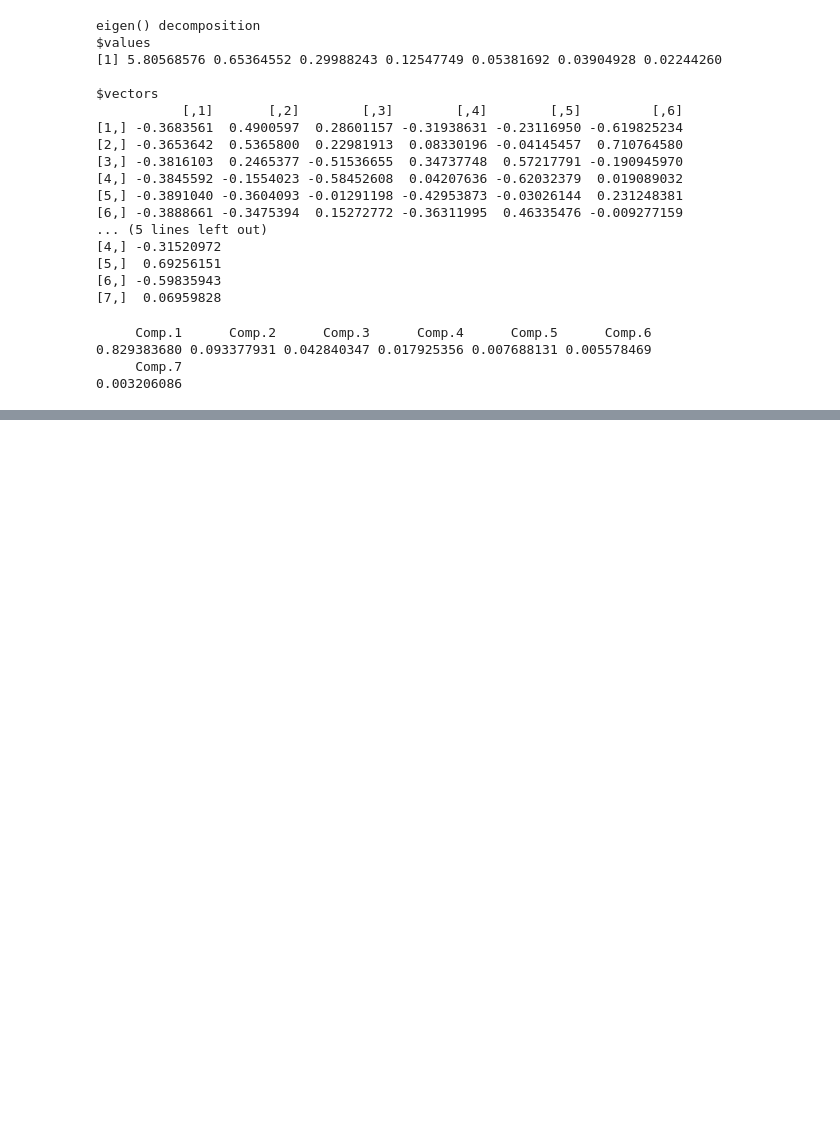
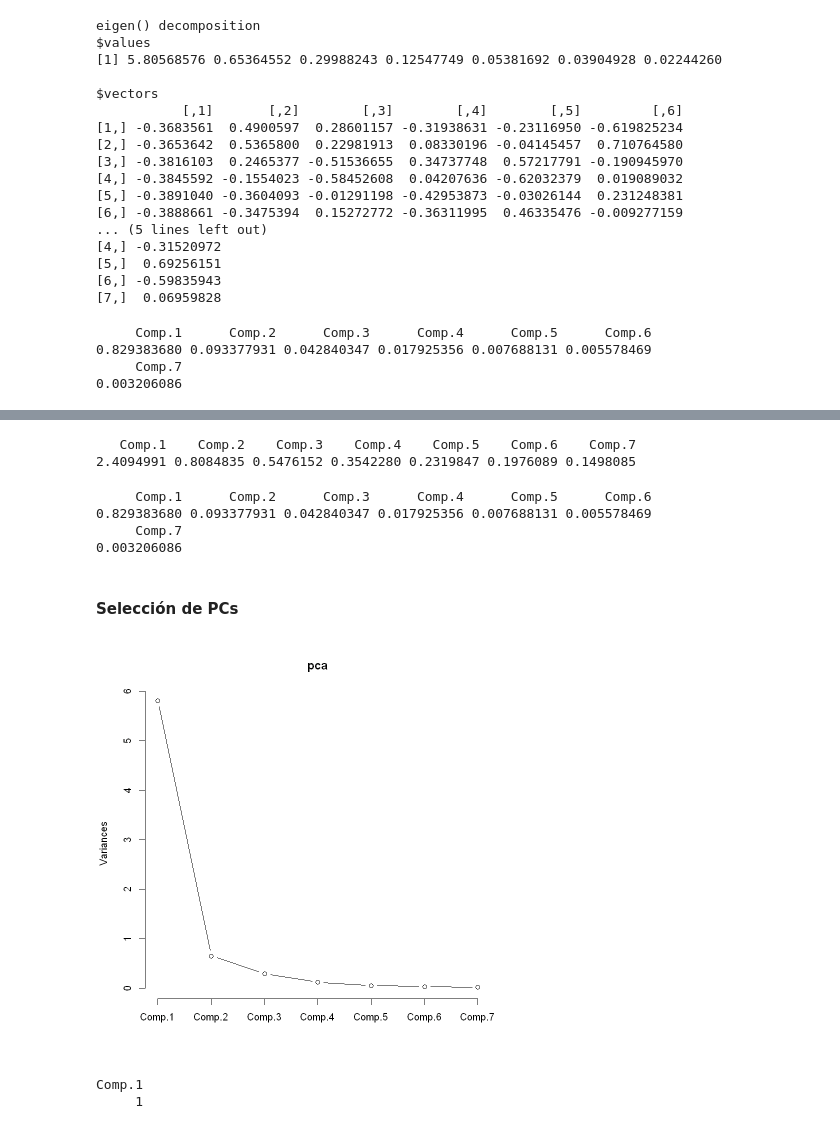
Before and after one commit to alexisuaguilaru/EstadisticaMultivariada, a Jupyter notebook: AnalisisComponentesPrincipales/Clases/0303_Ejemplo.ipynb, the cells around one changed output, grey strips where cells are left out. Drawn from its saved outputs; the diff is of its cells as text; code cells hidden in the pictures; blank space fills up the shorter version.

Commit message:
ADD plots y funciones para la selección de pc

```diff
--- a/AnalisisComponentesPrincipales/Clases/0303_Ejemplo.ipynb
+++ b/AnalisisComponentesPrincipales/Clases/0303_Ejemplo.ipynb
@@ -123,0 +125,2 @@ $vectors
+# %%
+records2 <- records[2:8]
@@ -123,0 +197,2 @@ $vectors
+# %%
+pca <- princomp(records2,cor=TRUE)
@@ -123,0 +228,30 @@ $vectors
+# %%
+pca$sdev
+# %% [output]
+   Comp.1    Comp.2    Comp.3    Comp.4    Comp.5    Comp.6    Comp.7
+2.4094991 0.8084835 0.5476152 0.3542280 0.2319847 0.1976089 0.1498085
+# %%
+var.pca = (pca$sdev)^2
+var.pca / sum(var.pca)
+# %% [output]
+     Comp.1      Comp.2      Comp.3      Comp.4      Comp.5      Comp.6
+0.829383680 0.093377931 0.042840347 0.017925356 0.007688131 0.005578469
+     Comp.7
+0.003206086
+# %% [markdown]
+#### Selección de PCs
+# %%
+# Screeplot
+
+screeplot(pca,type="lines")
+# %% [output]
+[figure, added]
+# %%
+# Regla de Kaiser
+
+eigen_values <- pca$sdev^2
+
+which(eigen_values>1)
+# %% [output]
+Comp.1
+     1
```
Also changed, not shown: parts of 17 cells of this notebook.
